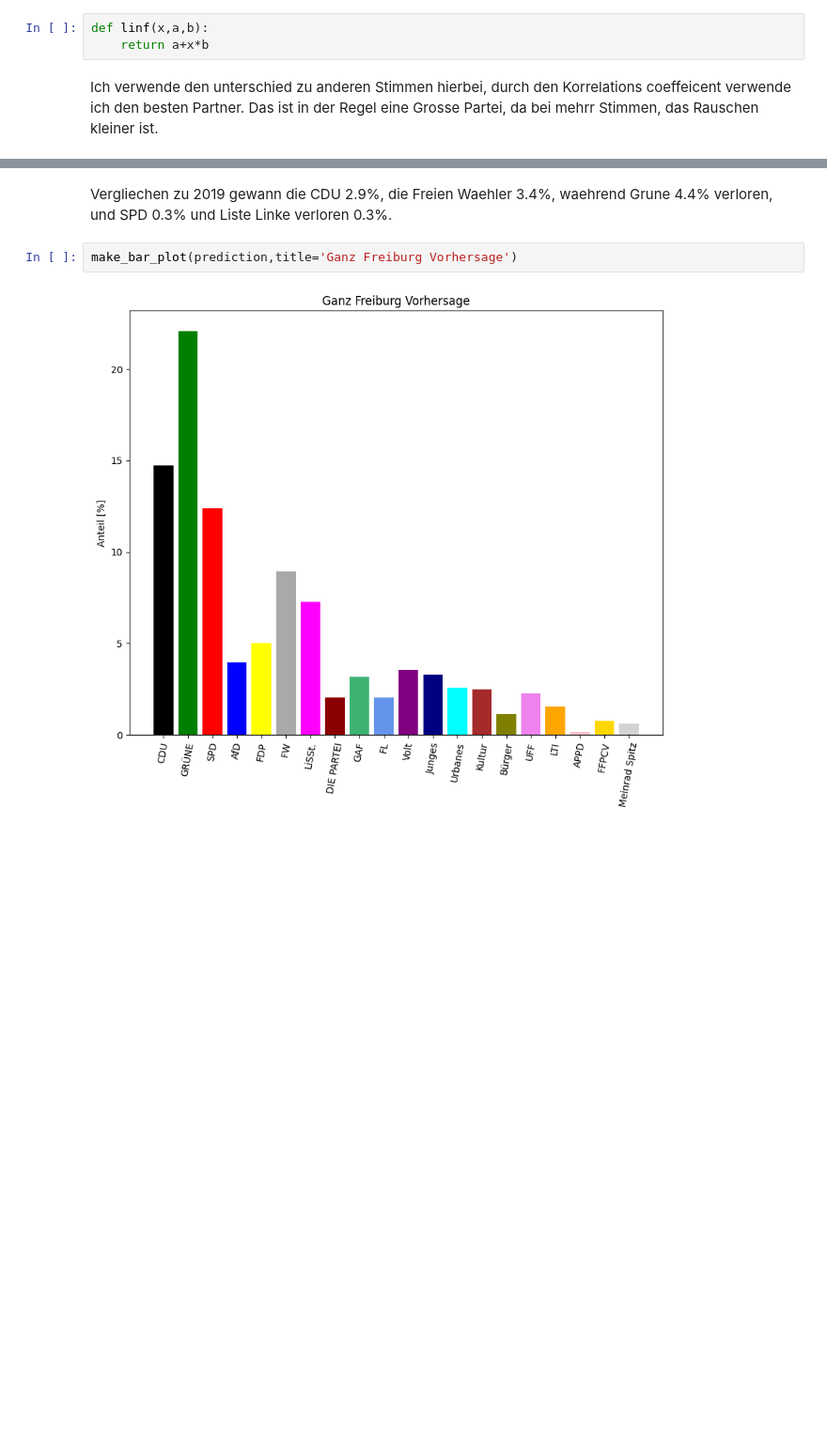
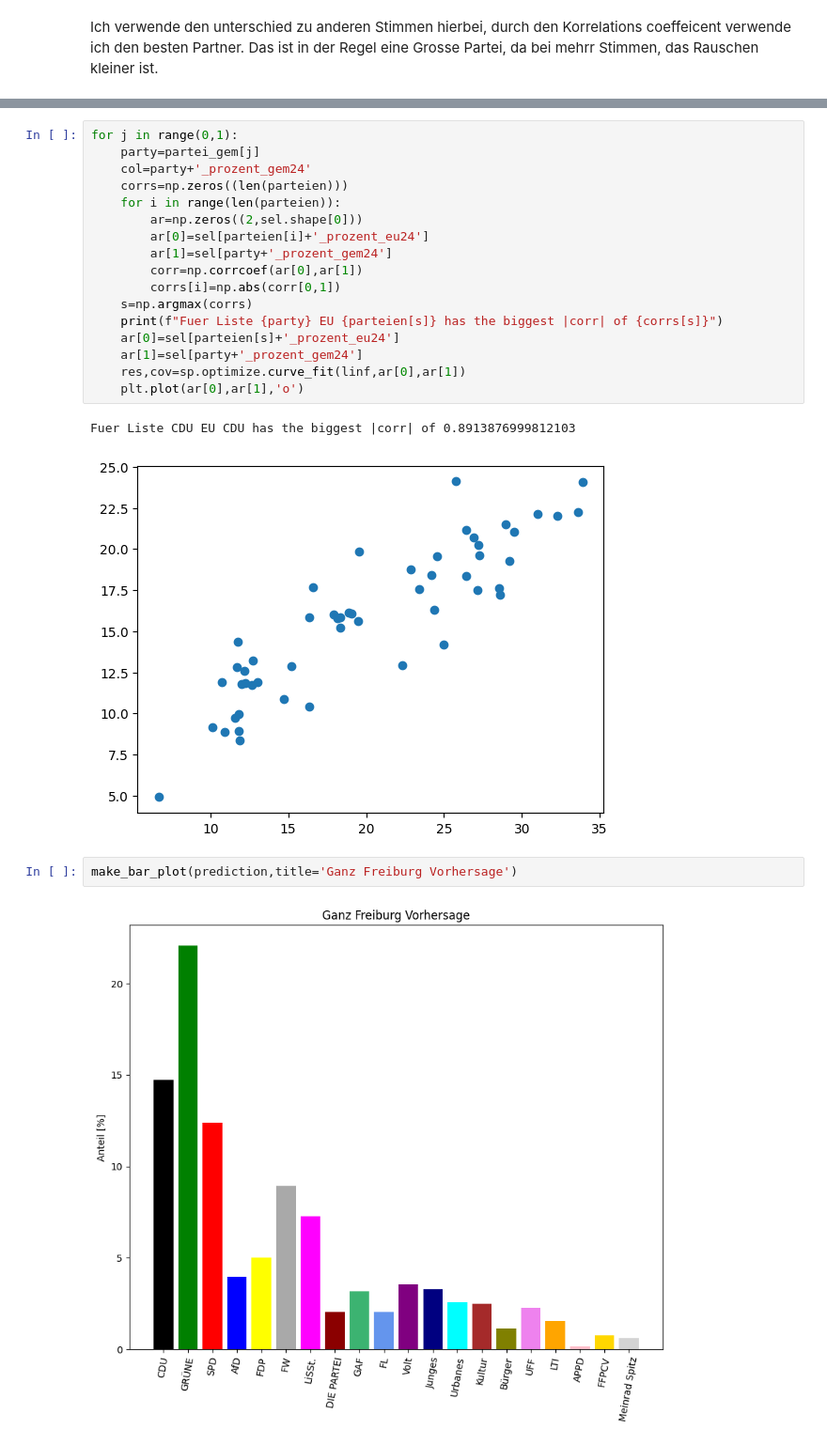
Before and after one commit to tkfritz/Freiburg_wahlen, a Jupyter notebook: Gemeinderatswahl24_Vorhersage.ipynb, the cells around one changed output, grey strips where cells are left out. Shown at 94% size. Drawn from its saved outputs; the diff is of its cells as text; blank space fills up the shorter version.

```diff
--- a/Gemeinderatswahl24_Vorhersage.ipynb
+++ b/Gemeinderatswahl24_Vorhersage.ipynb
@@ -144,7 +150,4 @@ wahl_bezirke=get_percent(wahl_bezirke)
 eu_wahlbezirke=get_percent(eu_wahlbezirke,wahl='Europa')
 com_wahlbezirke=pd.merge(wahl_bezirke,eu_wahlbezirke, how='inner', left_on='gebiet-nr',right_on='gebiet-nr',suffixes=('_gem24', '_eu24'))
-# %%
-def linf(x,a,b):
-    return a+x*b
 # %% [markdown]
 Ich verwende den unterschied zu anderen Stimmen hierbei, durch den Korrelations coeffeicent verwende ich den besten Partner. Das ist in der Regel eine Grosse Partei, da bei mehrr Stimmen, das Rauschen kleiner ist.
@@ -205,8 +246,26 @@ APPD                0.155077
 FFPCV               0.746964
 Meinrad_Spitz       0.589958
 Gueltige_Stimmen  100.000000
-# %% [markdown]
-Vergliechen zu 2019 gewann die CDU 2.9%, die Freien Waehler 3.4%, waehrend Grune 4.4% verloren, und SPD 0.3% und Liste Linke verloren 0.3%.
+# %%
+for j in range(0,1):
+    party=partei_gem[j]
+    col=party+'_prozent_gem24'
+    corrs=np.zeros((len(parteien)))
+    for i in range(len(parteien)):
+        ar=np.zeros((2,sel.shape[0]))
+        ar[0]=sel[parteien[i]+'_prozent_eu24']
+        ar[1]=sel[party+'_prozent_gem24']
+        corr=np.corrcoef(ar[0],ar[1])
+        corrs[i]=np.abs(corr[0,1])
+    s=np.argmax(corrs)
+    print(f"Fuer Liste {party} EU {parteien[s]} has the biggest |corr| of {corrs[s]}")
+    ar[0]=sel[parteien[s]+'_prozent_eu24']
+    ar[1]=sel[party+'_prozent_gem24']
+    res,cov=sp.optimize.curve_fit(linf,ar[0],ar[1])
+    plt.plot(ar[0],ar[1],'o')
+# %% [output]
+Fuer Liste CDU EU CDU has the biggest |corr| of 0.8913876999812103
+[figure, added]
 # %%
 make_bar_plot(prediction,title='Ganz Freiburg Vorhersage')
 # %% [output]
```
Also changed, not shown: parts of 23 cells of this notebook.
